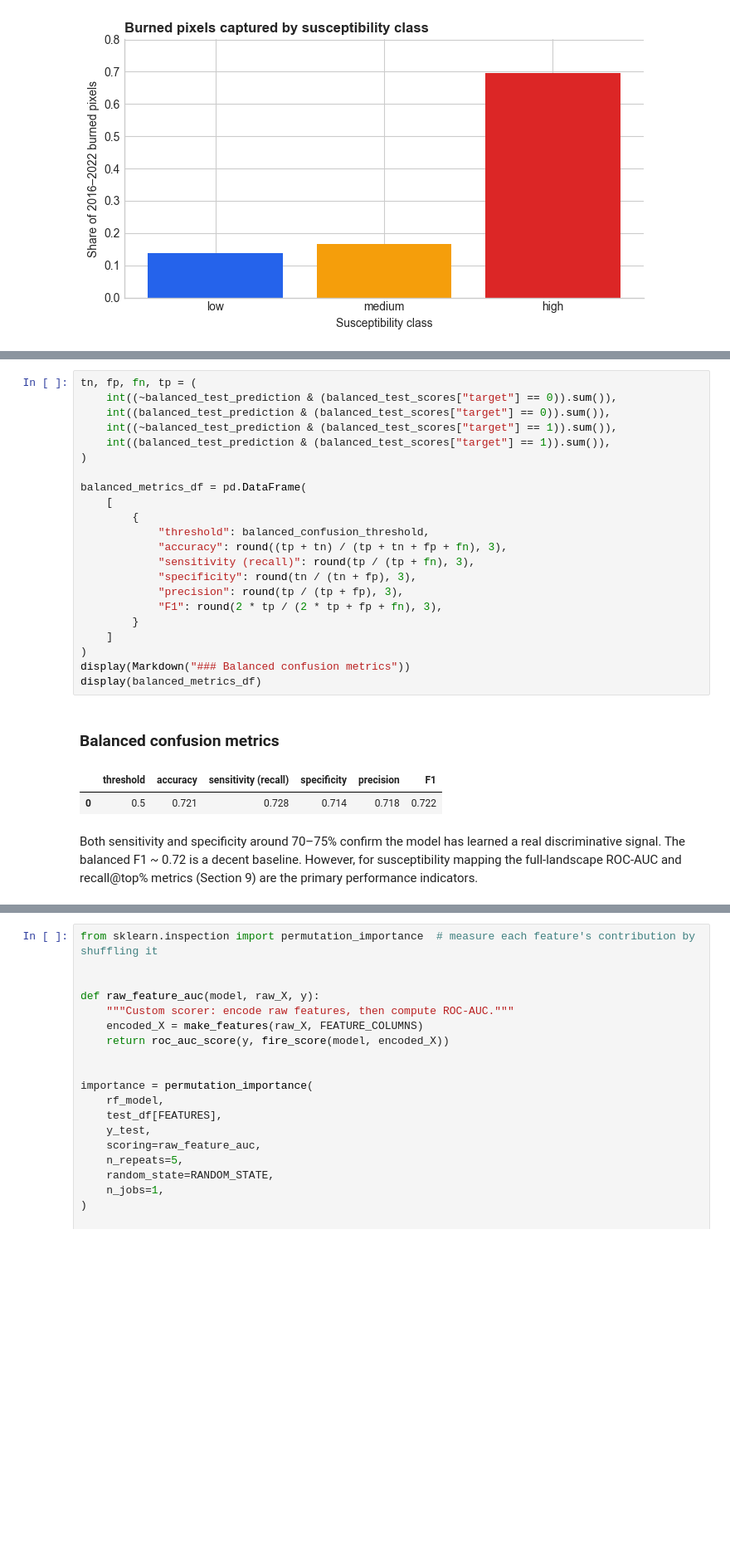
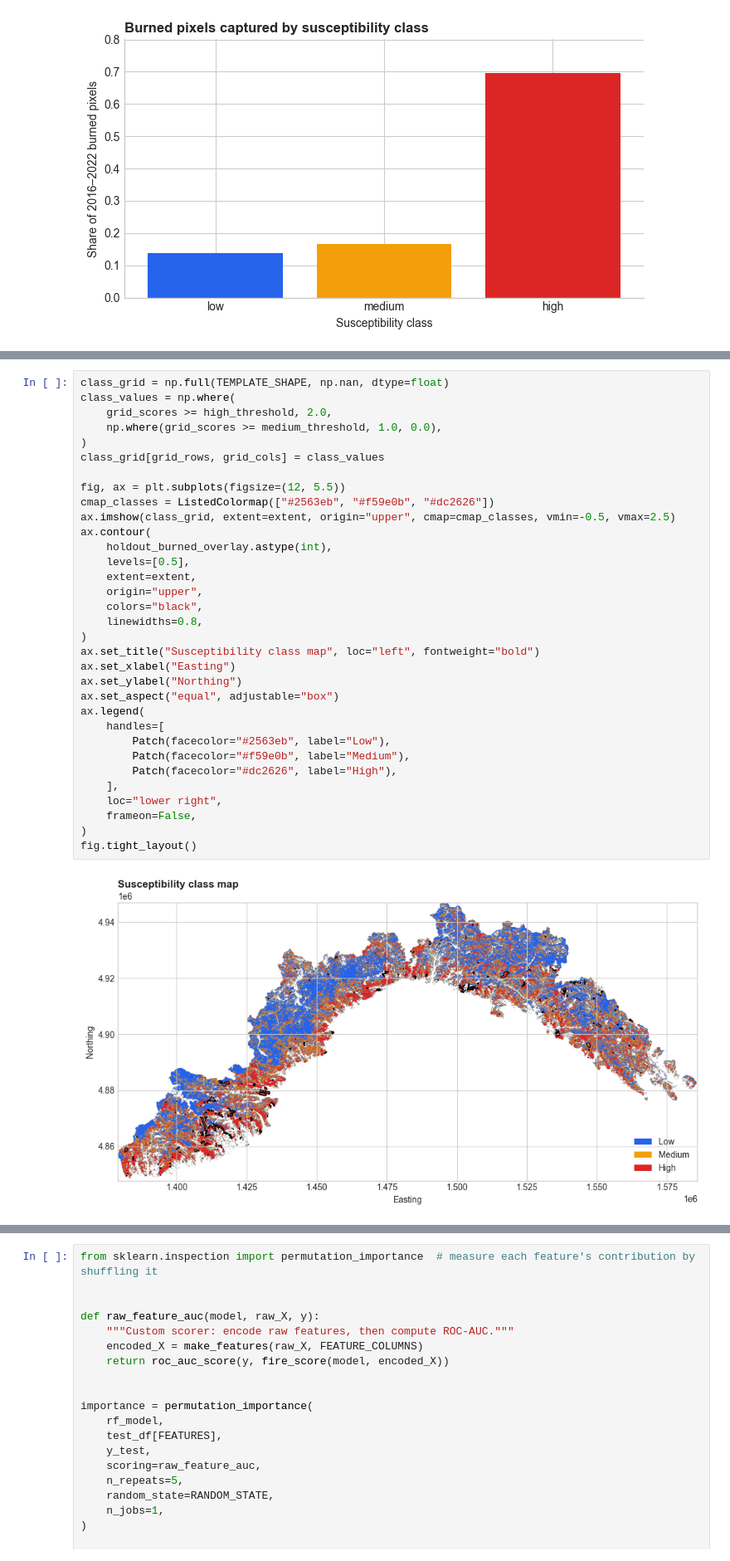
Before and after one commit to mirkodandrea/wildfire-susceptibility-ml-lesson, a Jupyter notebook: wildfire_susceptibility_rf_intro.ipynb, the cells around one changed output, grey strips where cells are left out. Shown at 83% size. Cells and saved outputs as stored; diff of their text form; blank space fills up the shorter version.

```diff
--- a/wildfire_susceptibility_rf_intro.ipynb
+++ b/wildfire_susceptibility_rf_intro.ipynb
@@ -1419,32 +1434,36 @@ Text(0.0, 1.0, 'Balanced hold-out (threshold = 0.5)')
-# %%
-tn, fp, fn, tp = (
-    int((~balanced_test_prediction & (balanced_test_scores["target"] == 0)).sum()),
-    int((balanced_test_prediction & (balanced_test_scores["target"] == 0)).sum()),
-    int((~balanced_test_prediction & (balanced_test_scores["target"] == 1)).sum()),
-    int((balanced_test_prediction & (balanced_test_scores["target"] == 1)).sum()),
-)
-
-balanced_metrics_df = pd.DataFrame(
-    [
-        {
-            "threshold": balanced_confusion_threshold,
-            "accuracy": round((tp + tn) / (tp + tn + fp + fn), 3),
-            "sensitivity (recall)": round(tp / (tp + fn), 3),
-            "specificity": round(tn / (tn + fp), 3),
-            "precision": round(tp / (tp + fp), 3),
-            "F1": round(2 * tp / (2 * tp + fp + fn), 3),
-        }
-    ]
-)
-display(Markdown("### Balanced confusion metrics"))
-display(balanced_metrics_df)
-# %% [output]
-### Balanced confusion metrics
-|  | threshold | accuracy | sensitivity (recall) | specificity | precision | F1 |
-| 0 | 0.5 | 0.721 | 0.728 | 0.714 | 0.718 | 0.722 |
-# %% [markdown]
-Both sensitivity and specificity around 70–75% confirm the model has learned
-a real discriminative signal. The balanced F1 ~ 0.72 is a decent baseline.
-However, for susceptibility mapping the full-landscape ROC-AUC and
-recall@top% metrics (Section 9) are the primary performance indicators.
+# %%
+class_grid = np.full(TEMPLATE_SHAPE, np.nan, dtype=float)
+class_values = np.where(
+    grid_scores >= high_threshold, 2.0,
+    np.where(grid_scores >= medium_threshold, 1.0, 0.0),
+)
+class_grid[grid_rows, grid_cols] = class_values
+
+fig, ax = plt.subplots(figsize=(12, 5.5))
+cmap_classes = ListedColormap(["#2563eb", "#f59e0b", "#dc2626"])
+ax.imshow(class_grid, extent=extent, origin="upper", cmap=cmap_classes, vmin=-0.5, vmax=2.5)
+ax.contour(
+    holdout_burned_overlay.astype(int),
+    levels=[0.5],
+    extent=extent,
+    origin="upper",
+    colors="black",
+    linewidths=0.8,
+)
+ax.set_title("Susceptibility class map", loc="left", fontweight="bold")
+ax.set_xlabel("Easting")
+ax.set_ylabel("Northing")
+ax.set_aspect("equal", adjustable="box")
+ax.legend(
+    handles=[
+        Patch(facecolor="#2563eb", label="Low"),
+        Patch(facecolor="#f59e0b", label="Medium"),
+        Patch(facecolor="#dc2626", label="High"),
+    ],
+    loc="lower right",
+    frameon=False,
+)
+fig.tight_layout()
+# %% [output]
+[figure, added]
 # %% [markdown]
```
Also changed, not shown: parts of 14 cells of this notebook, 2 other files.
